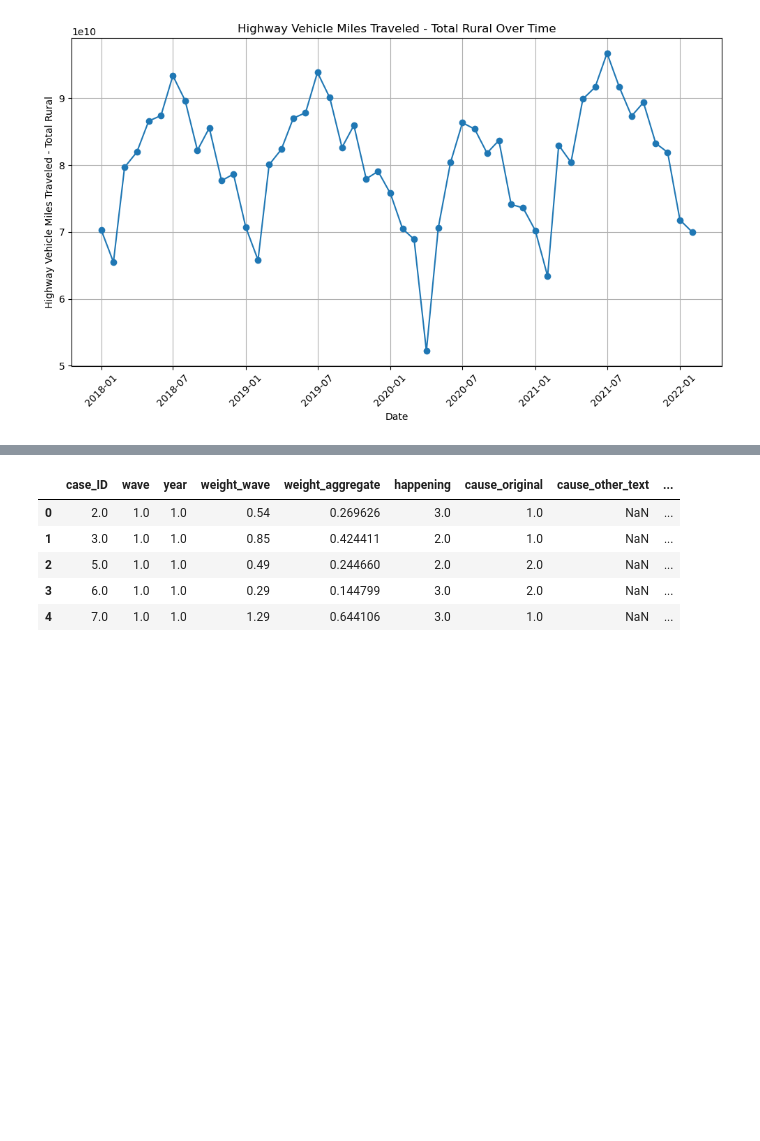
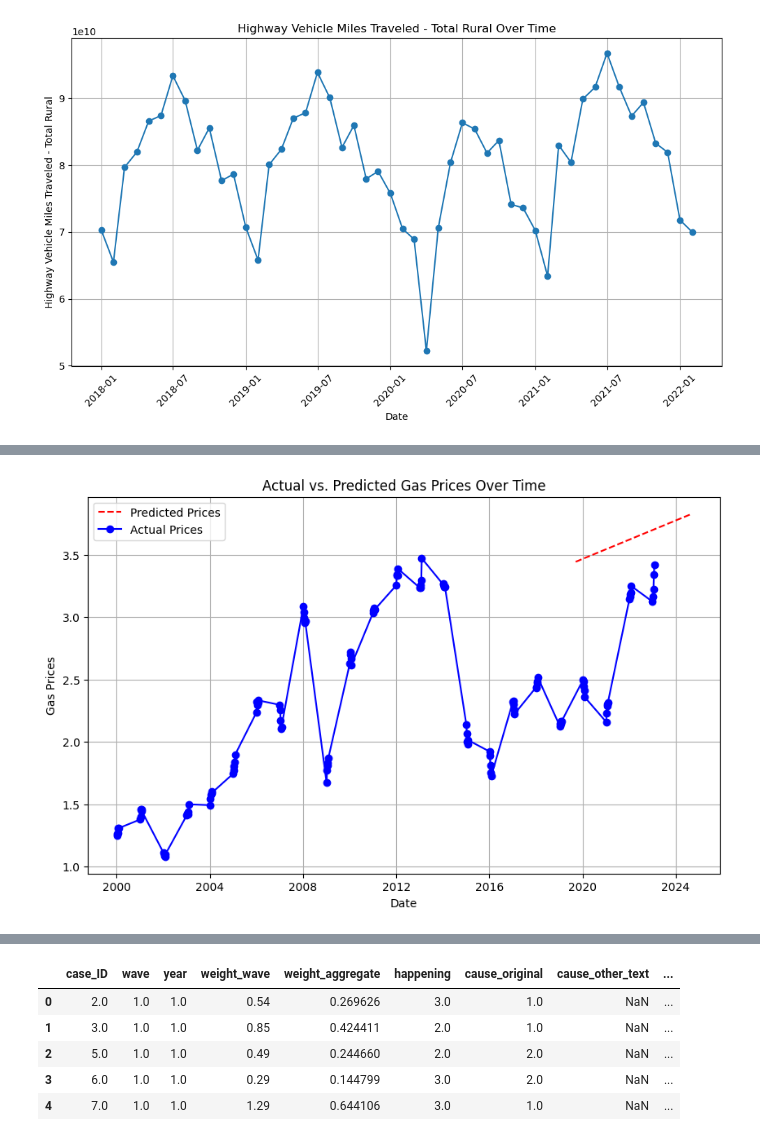
Before and after one commit to anaiskillian/citadeldatathon, a Jupyter notebook: example.ipynb, the cells around one changed output, grey strips where cells are left out. Drawn from its saved outputs; the diff is of its cells as text; code cells hidden in the pictures; blank space fills up the shorter version.

```diff
--- a/example.ipynb
+++ b/example.ipynb
@@ -226,0 +314,16 @@ plt.show()
+# %%
+future_dates = pd.date_range(start=week_gas['Date'].max(), periods=5*52, freq='W')
+
+# Convert future dates to integer representation for simplicity
+future_dates_int = pd.to_numeric(future_dates).values.reshape(-1, 1)
+
+# Predict gas prices for the next 5 years
+future_prices = model.predict(future_dates_int)
+
+# Create a DataFrame to store the predicted gas prices with corresponding dates
+predicted_gas_prices = pd.DataFrame({
+    'Date': future_dates,
+    'Price': future_prices
+})
+
+print(predicted_gas_prices)
@@ -226,0 +345,17 @@ plt.show()
+# %%
+# Resample the week_gas dataframe to select only 5 points for each year
+subset_week_gas = week_gas.groupby(week_gas['Date'].dt.year).head(5)
+
+# Plot actual and predicted gas prices over time
+plt.figure(figsize=(10, 6))
+plt.plot(predicted_gas_prices['Date'], predicted_gas_prices['Price'], label='Predicted Prices', linestyle='--', color='red')
+plt.plot(subset_week_gas['Date'], subset_week_gas['Price'], label='Actual Prices', marker='o', color='blue')
+plt.title('Actual vs. Predicted Gas Prices Over Time')
+plt.xlabel('Date')
+plt.ylabel('Gas Prices')
+plt.legend()
+plt.grid(True)
+plt.savefig('gas_prices_predict.png')
+plt.show()
+# %% [output]
+[figure, added]
```
Also changed, not shown: parts of 6 cells of this notebook, 1 other file.
